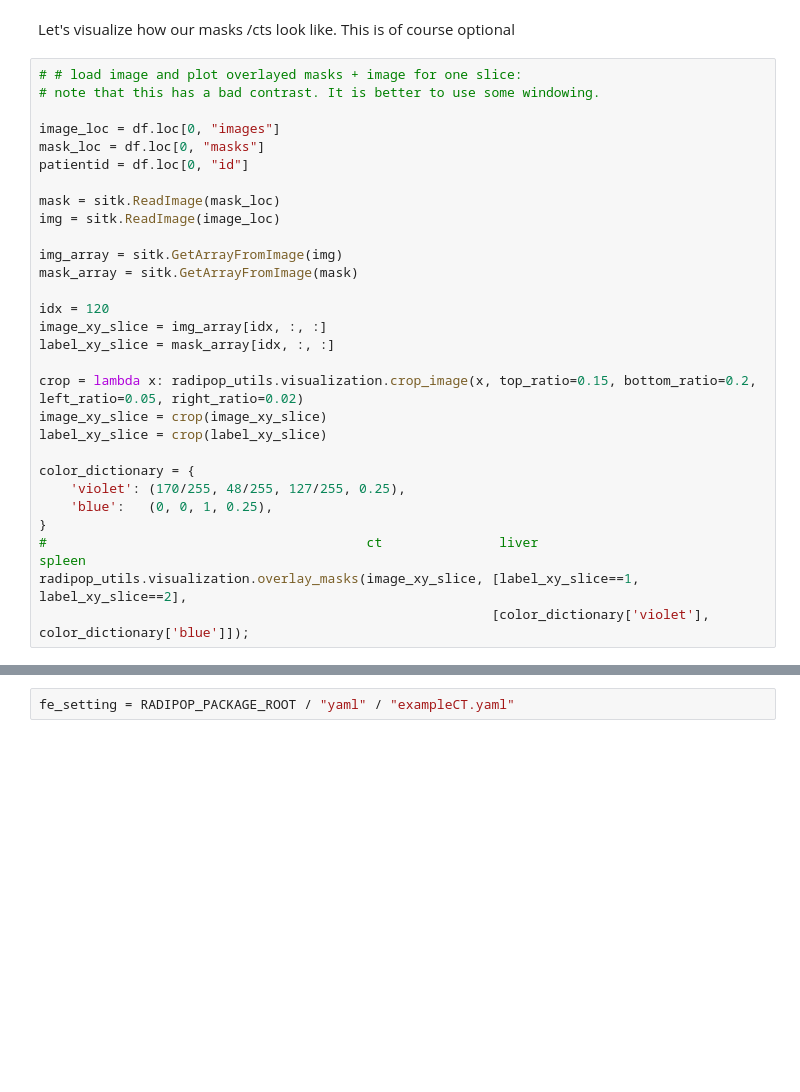
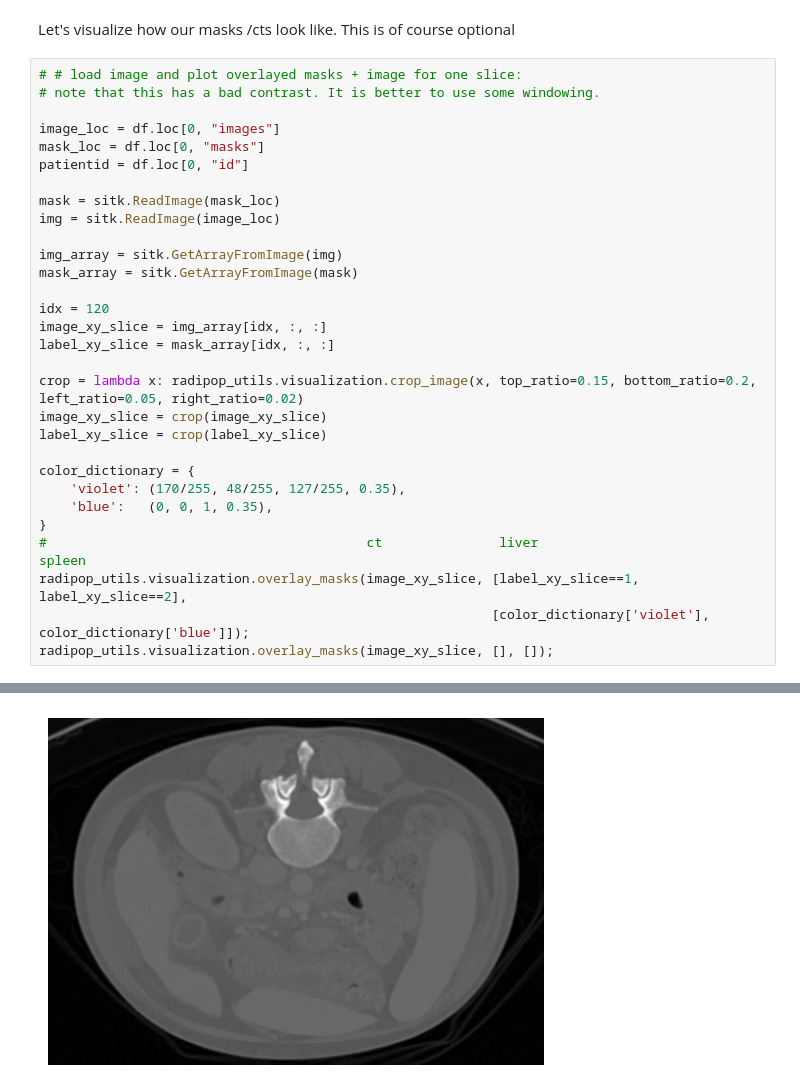
Before and after one commit to mlwatzenboeck/RADIPOP, a Jupyter notebook: notebooks/CW_extract_features.ipynb, the cells around one changed output, grey strips where cells are left out. Cells and saved outputs as stored; diff of their text form; blank space fills up the shorter version.

```diff
--- a/notebooks/CW_extract_features.ipynb
+++ b/notebooks/CW_extract_features.ipynb
@@ -113,36 +117,36 @@ Let's visualize how our masks /cts look like. This is of course optional
 # %%
 # # load image and plot overlayed masks + image for one slice:
 # note that this has a bad contrast. It is better to use some windowing.
 
 image_loc = df.loc[0, "images"]
 mask_loc = df.loc[0, "masks"]
 patientid = df.loc[0, "id"]
 
 mask = sitk.ReadImage(mask_loc)
 img = sitk.ReadImage(image_loc)
 
 img_array = sitk.GetArrayFromImage(img)
 mask_array = sitk.GetArrayFromImage(mask)
 
 idx = 120
 image_xy_slice = img_array[idx, :, :]
 label_xy_slice = mask_array[idx, :, :]
 
 crop = lambda x: radipop_utils.visualization.crop_image(x, top_ratio=0.15, bottom_ratio=0.2, left_ratio=0.05, right_ratio=0.02)
 image_xy_slice = crop(image_xy_slice)
 label_xy_slice = crop(label_xy_slice)
 
 color_dictionary = {
-    'violet': (170/255, 48/255, 127/255, 0.25),
-    'blue':   (0, 0, 1, 0.25),
+    'violet': (170/255, 48/255, 127/255, 0.35),
+    'blue':   (0, 0, 1, 0.35),
 }
 #                                         ct               liver                        spleen
 radipop_utils.visualization.overlay_masks(image_xy_slice, [label_xy_slice==1,           label_xy_slice==2],
                                                           [color_dictionary['violet'],  color_dictionary['blue']]);
+radipop_utils.visualization.overlay_masks(image_xy_slice, [], []);
 # %% [output]
 [figure]
+[figure, added]
-# %%
-fe_setting = RADIPOP_PACKAGE_ROOT / "yaml" / "exampleCT.yaml"
 # %%
 # Perform some windowing on the image:
 # a typical soft tissue window is  wl=50, ww=500
```
Also changed, not shown: parts of 3 cells of this notebook, 1 other file.
